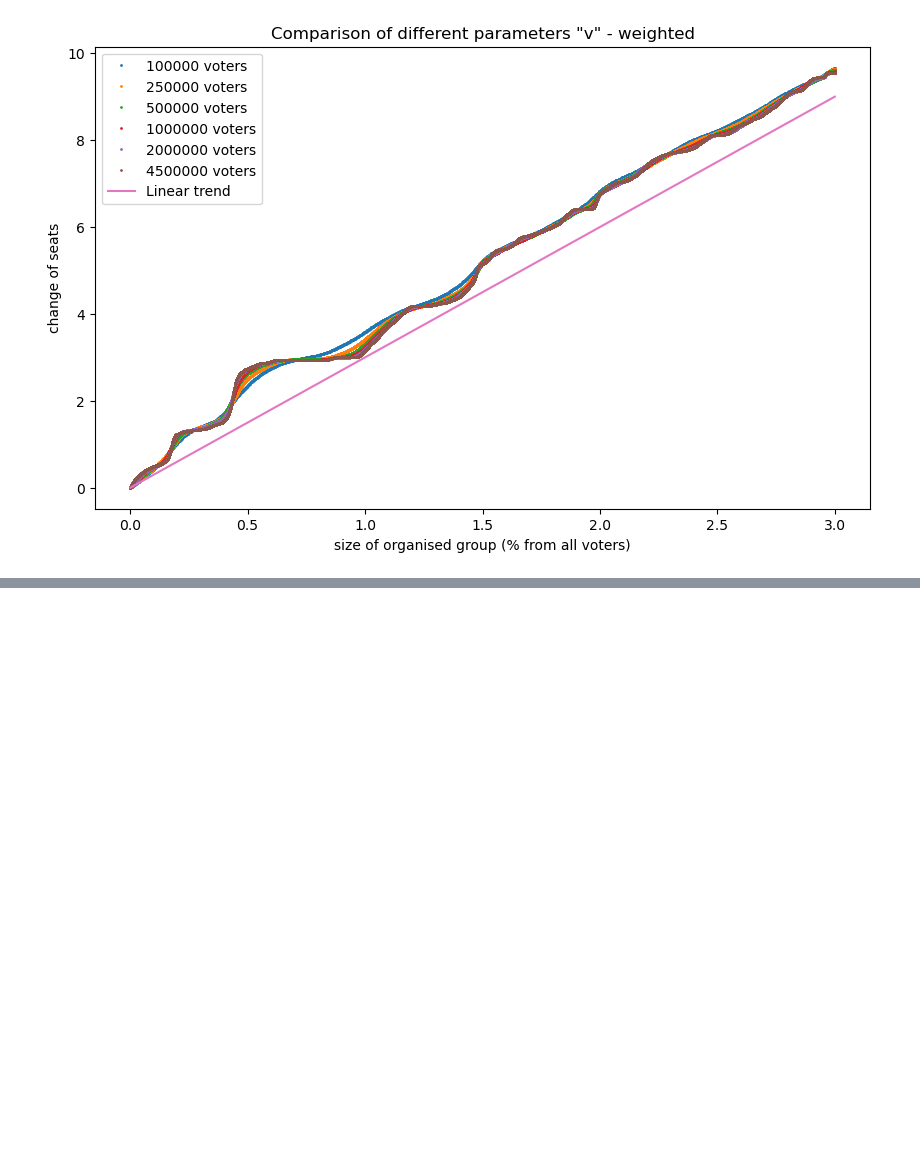
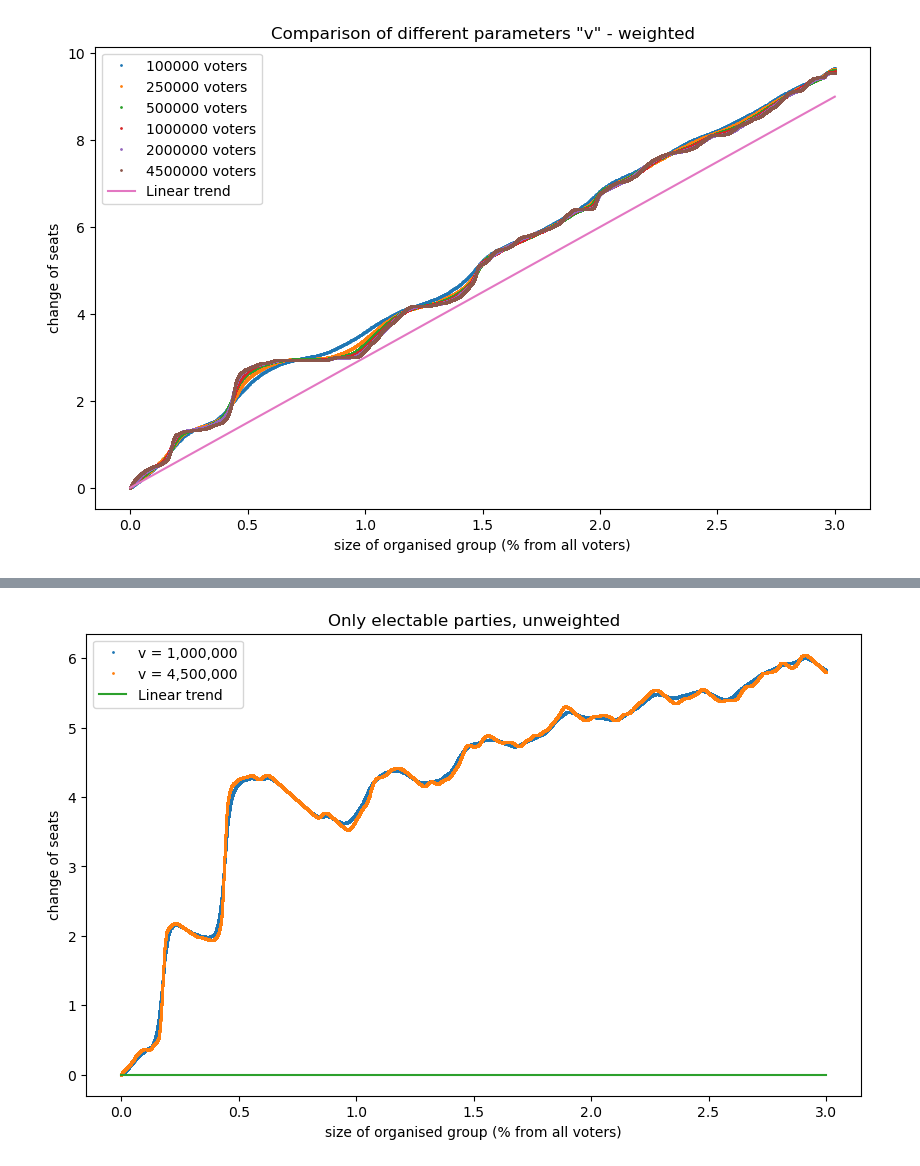
Before and after one commit to JnKamas/bc-praca, a Jupyter notebook: section_2_3.ipynb, the cells around one changed output, grey strips where cells are left out. Cells and saved outputs as stored; diff of their text form; code cells hidden in the pictures; blank space fills up the shorter version.

```diff
--- a/section_2_3.ipynb
+++ b/section_2_3.ipynb
@@ -158,0 +171,35 @@ plt.show()
+# %%
+plt.figure(figsize=(10, 6))
+
+x = np.arange(0, 4)
+y = 3 * x
+
+
+files = ["unweighted-vis-2m-large","weighted-vis-2m-large", "electable-unweighted-vis-2m-large", "electable-weighted-vis-2m-large"]
+names = ["Unweighted","Weighted by number of votes", "Only electable parties, unweighted", "Electable parties, weighted"]
+
+
+df = pd.read_csv("./vis_data/electable-unweighted-vis-1m-large.csv")
+
+x_values = (df['samples'] / 1000000) * 100
+y_values = df['diff']
+
+plt.plot(x_values, y_values - (3 * x_values), 'o', markersize=1, label="v = 1,000,000")
+
+df = pd.read_csv("./vis_data/electable-unweighted-vis-4_5m-large.csv")
+
+x_values = (df['samples'] / 4500000) * 100
+y_values = df['diff']
+
+plt.plot(x_values, y_values - (3 * x_values), 'o', markersize=1, label="v = 4,500,000")
+
+plt.plot(x, y * 0, label='Linear trend')
+
+plt.xlabel('size of organised group (% from all voters)')
+plt.ylabel('change of seats')
+plt.title('Only electable parties, unweighted')
+
+plt.legend()
+plt.show()
+# %% [output]
+[figure, added]
```
Also changed, not shown: parts of 5 cells of this notebook, 10 other files.
